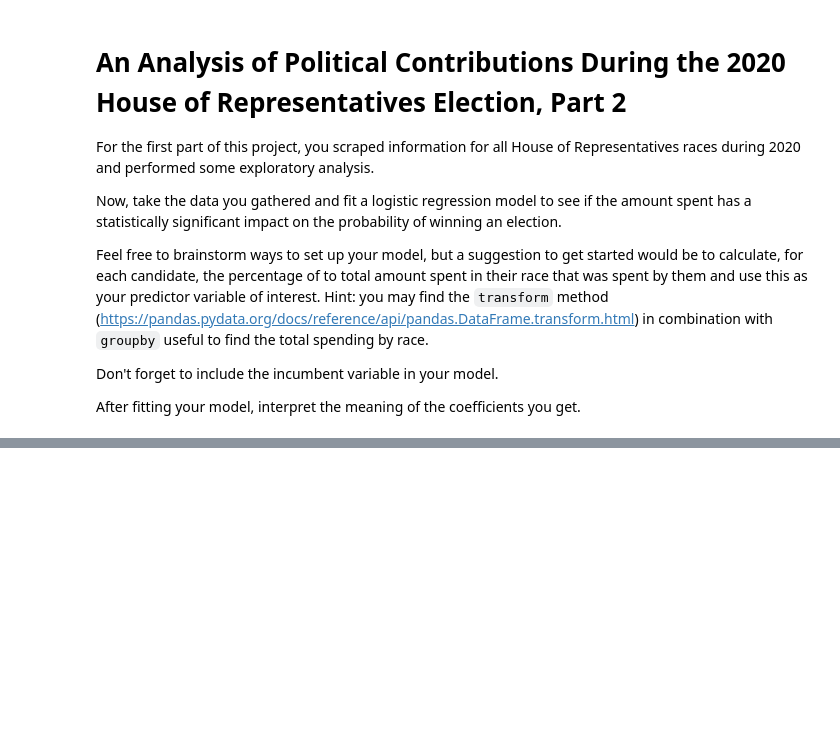
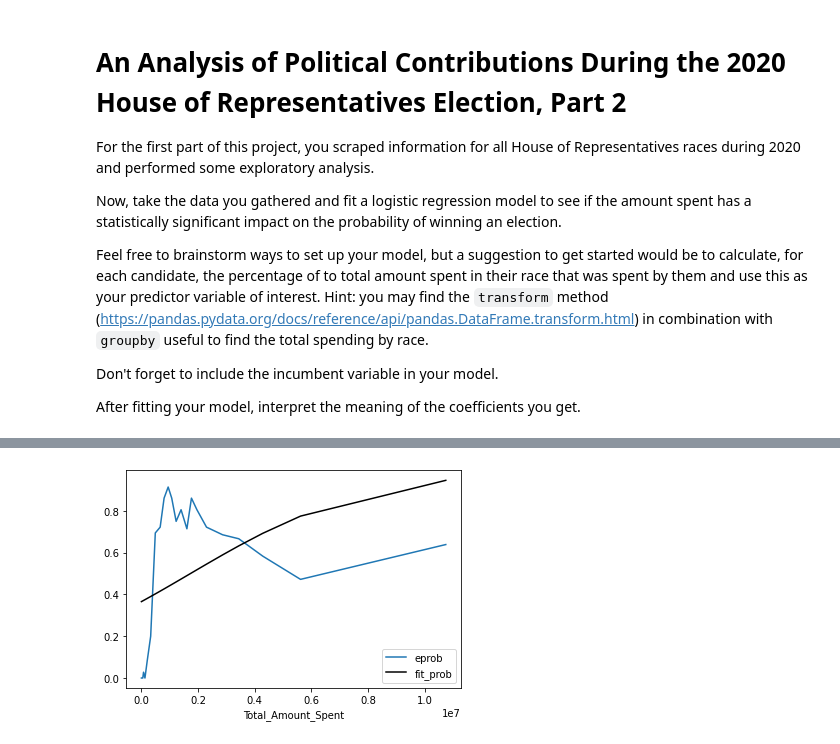
Before and after one commit to nss-data-science-cohort-6/webscraping_open_secrets-malted_milk_balls, a Jupyter notebook: Notebooks/candidates_logisitic_regression.ipynb, the cells around one changed output, grey strips where cells are left out. Drawn from its saved outputs; the diff is of its cells as text; code cells hidden in the pictures; blank space fills up the shorter version.

```diff
--- a/Notebooks/candidates_logisitic_regression.ipynb
+++ b/Notebooks/candidates_logisitic_regression.ipynb
@@ -54,0 +79,13 @@ candidates['% Spent vs Raised'] = candidates['Total_Amount_Spent'] / candidates[
+# %%
+amt_spent_summary = (
+    candidates
+    .assign(group = pd.qcut(candidates['Total_Amount_Spent'],
+                            q = 25,
+                            duplicates = 'drop'))
+    .groupby('group')
+    ['Winner', 'Total_Amount_Spent']
+    .mean()
+    .reset_index()
+    .rename(columns = {'Winner': 'eprob'})
+)
+amt_spent_summary.head()
@@ -54,0 +99,9 @@ candidates['% Spent vs Raised'] = candidates['Total_Amount_Spent'] / candidates[
+# %%
+amt_spent_summary['fit_prob'] = amount_spent_logreg.predict(amt_spent_summary[['Total_Amount_Spent']])
+# %%
+ax = amt_spent_summary.plot(x = 'Total_Amount_Spent', y = 'eprob')
+amt_spent_summary.plot(x = 'Total_Amount_Spent', y = 'fit_prob',
+                color = 'black',
+                ax = ax);
+# %% [output]
+[figure, added]
```
Also changed, not shown: parts of 6 cells of this notebook.
